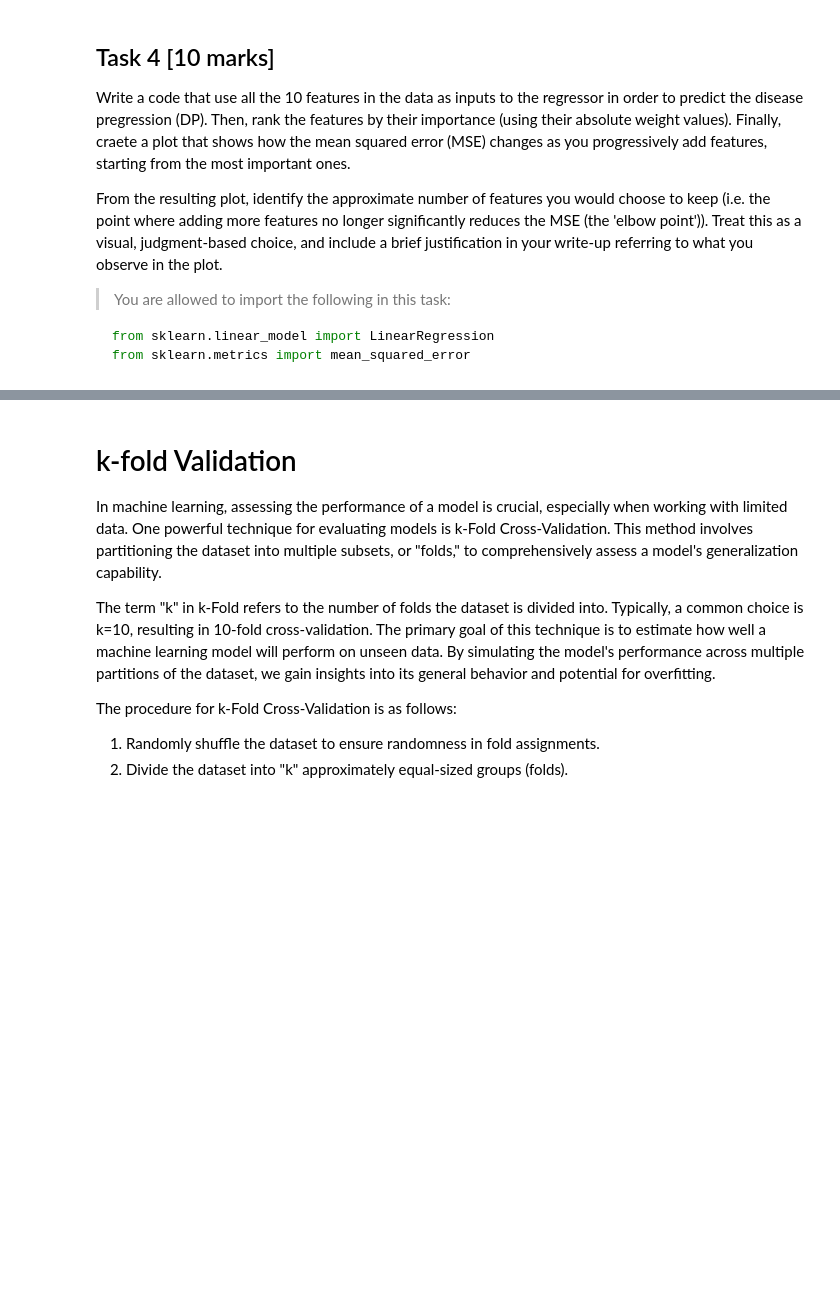
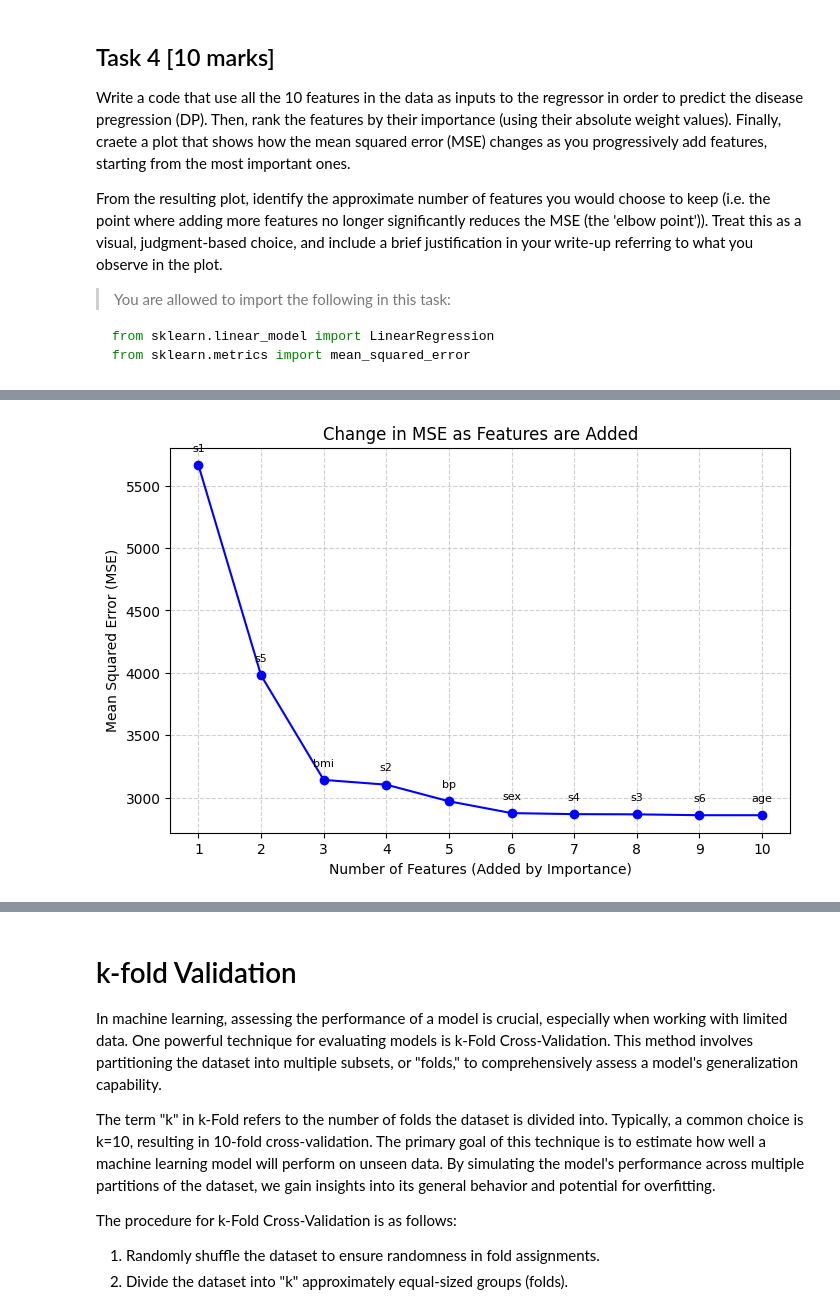
Before and after one commit to samdvies/pyTorchDeepLearnIntro, a Jupyter notebook: 02_ML_LR.ipynb, the cells around one changed output, grey strips where cells are left out. Drawn from its saved outputs; the diff is of its cells as text; code cells hidden in the pictures; blank space fills up the shorter version.

```diff
--- a/02_ML_LR.ipynb
+++ b/02_ML_LR.ipynb
@@ -488,0 +648,73 @@ from sklearn.metrics import mean_squared_error
+# %%
+# Task 4
+import pandas as pd
+import numpy as np
+import matplotlib.pyplot as plt
+from sklearn.linear_model import LinearRegression
+from sklearn.metrics import mean_squared_error
+
+# 1. Setup Data
+# Assuming 'diabetes_data' is your DataFrame and 'DP' is the target
+# We extract the 10 standard features
+feature_cols = ['age', 'sex', 'bmi', 'bp', 's1', 's2', 's3', 's4', 's5', 's6']
+X_all = diabetes_data[feature_cols]
+Y = diabetes_data['DP']
+
+# 2. Train Full Model to get Feature Weights
+full_model = LinearRegression()
+full_model.fit(X_all, Y)
+
+# 3. Rank Features by Importance (Absolute Weight)
+# We create a DataFrame to map feature names to their coefficients
+importance_df = pd.DataFrame({
+    'Feature': feature_cols,
+    'Weight': full_model.coef_,
+    'Abs_Weight': np.abs(full_model.coef_)
+})
+
+# Sort by Absolute Weight (High to Low)
+ranked_features = importance_df.sort_values(by='Abs_Weight', ascending=False).reset_index(drop=True)
+
+print("--- Feature Importance Ranking ---")
+print(ranked_features[['Feature', 'Weight', 'Abs_Weight']])
+
+# 4. Iterative Training: Calculate MSE as we add features
+mse_history = []
+features_so_far = []
+
+# Loop through the ranked features list
+for feature in ranked_features['Feature']:
+    features_so_far.append(feature)
+
+    # Select only the current subset of features
+    X_subset = diabetes_data[features_so_far]
+
+    # Train a new model on this subset
+    model_temp = LinearRegression()
+    model_temp.fit(X_subset, Y)
+
+    # Predict and Calculate MSE
+    predictions = model_temp.predict(X_subset)
+    mse = mean_squared_error(Y, predictions)
+    mse_history.append(mse)
+
+# 5. Plotting MSE vs Number of Features
+plt.figure(figsize=(8, 5))
+plt.plot(range(1, 11), mse_history, marker='o', linestyle='-', color='b')
+plt.xlabel('Number of Features (Added by Importance)')
+plt.ylabel('Mean Squared Error (MSE)')
+plt.title('Change in MSE as Features are Added')
+plt.xticks(range(1, 11))
+plt.grid(True, linestyle='--', alpha=0.6)
+
+# Annotate the specific features on the x-axis for clarity
+for i, txt in enumerate(ranked_features['Feature']):
+    plt.annotate(txt, (i+1, mse_history[i]), textcoords="offset points", xytext=(0,10), ha='center', fontsize=8)
+
+plt.show()
+
+# Output the MSE history for inspection
+print("\n--- MSE Reduction History ---")
+for i, mse in enumerate(mse_history):
+    print(f"Top {i+1} Feature(s): MSE = {mse:.2f}")
+# %% [output]
@@ -488,0 +733 @@ from sklearn.metrics import mean_squared_error
+[figure, added]
```
Also changed, not shown: parts of 11 cells of this notebook.
